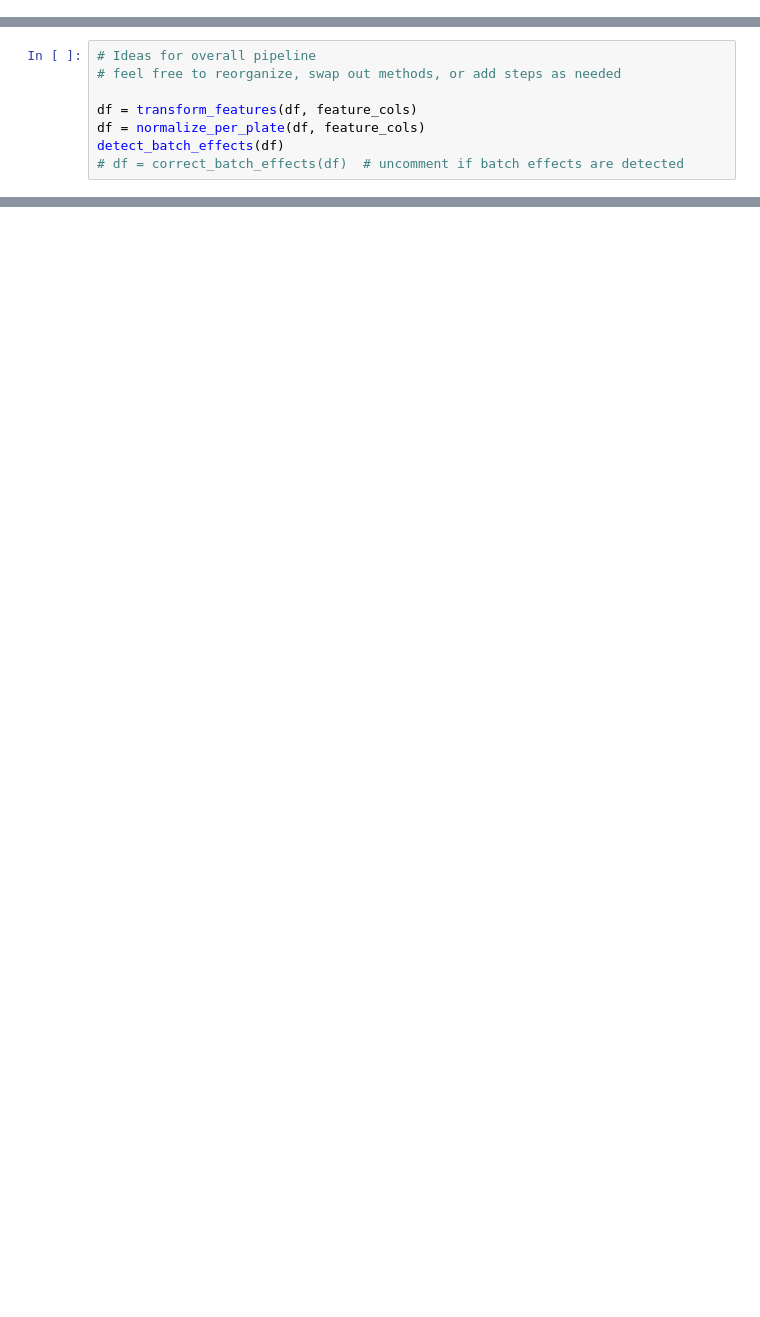
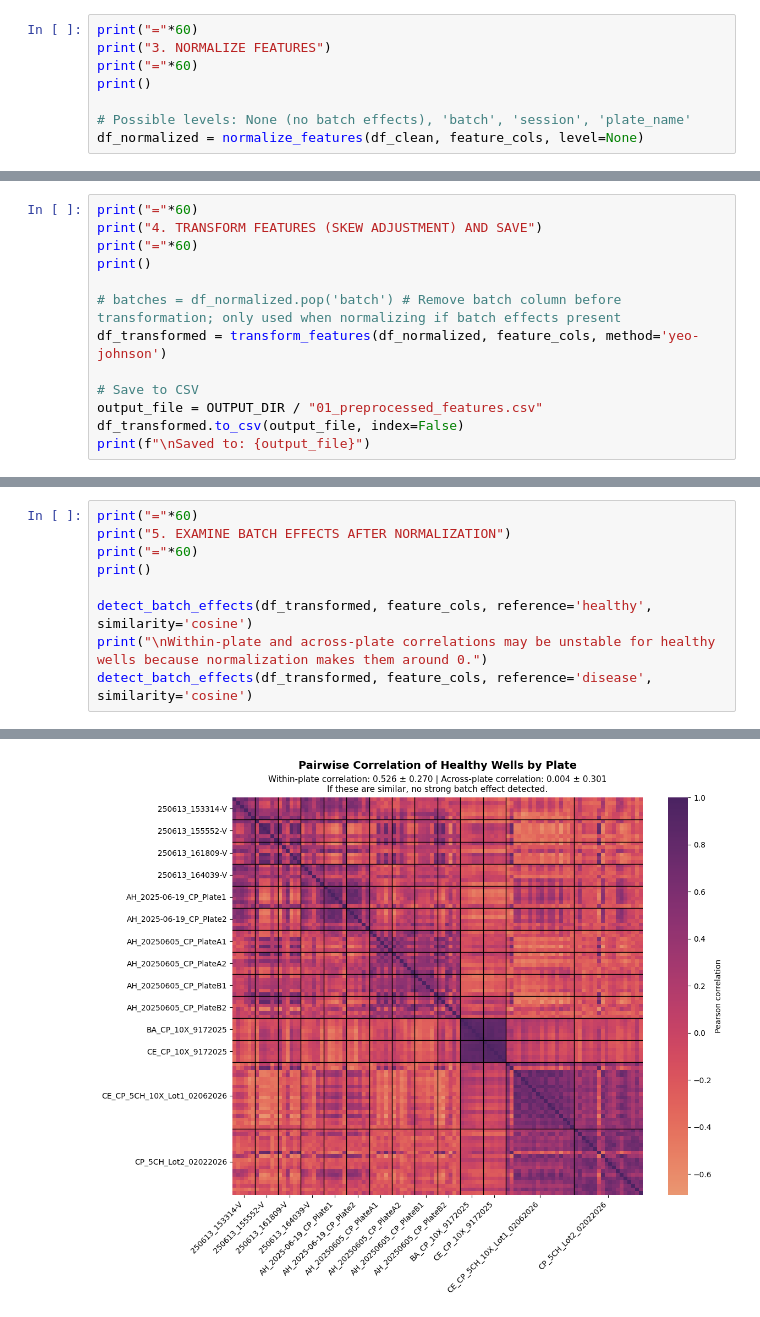
Before and after one commit to nikhitaguhan/Bonsai_CellPainting, a Jupyter notebook: scripts/02_preprocess.ipynb, the cells around one changed output, grey strips where cells are left out. Cells and saved outputs as stored; diff of their text form; blank space fills up the shorter version.

```diff
--- a/scripts/02_preprocess.ipynb
+++ b/scripts/02_preprocess.ipynb
@@ -123,0 +473,8 @@ def normalize_per_plate(df, feature_cols):
+# %%
+print("="*60)
+print("3. NORMALIZE FEATURES")
+print("="*60)
+print()
+
+# Possible levels: None (no batch effects), 'batch', 'session', 'plate_name'
+df_normalized = normalize_features(df_clean, feature_cols, level=None)
@@ -124,8 +489,13 @@ def normalize_per_plate(df, feature_cols):
 # %%
-# Ideas for overall pipeline
-# feel free to reorganize, swap out methods, or add steps as needed
+print("="*60)
+print("4. TRANSFORM FEATURES (SKEW ADJUSTMENT) AND SAVE")
+print("="*60)
+print()
 
-df = transform_features(df, feature_cols)
-df = normalize_per_plate(df, feature_cols)
-detect_batch_effects(df)
-# df = correct_batch_effects(df)  # uncomment if batch effects are detected
+# batches = df_normalized.pop('batch') # Remove batch column before transformation; only used when normalizing if batch effects present
+df_transformed = transform_features(df_normalized, feature_cols, method='yeo-johnson')
+
+# Save to CSV
+output_file = OUTPUT_DIR / "01_preprocessed_features.csv"
+df_transformed.to_csv(output_file, index=False)
+print(f"\nSaved to: {output_file}")
@@ -131,0 +515,10 @@ detect_batch_effects(df)
+# %%
+print("="*60)
+print("5. EXAMINE BATCH EFFECTS AFTER NORMALIZATION")
+print("="*60)
+print()
+
+detect_batch_effects(df_transformed, feature_cols, reference='healthy', similarity='cosine')
+print("\nWithin-plate and across-plate correlations may be unstable for healthy wells because normalization makes them around 0.")
+detect_batch_effects(df_transformed, feature_cols, reference='disease', similarity='cosine')
+# %% [output]
@@ -131,0 +528 @@ detect_batch_effects(df)
+[figure, added]
```
Also changed, not shown: parts of 14 cells of this notebook, 2 other files.
